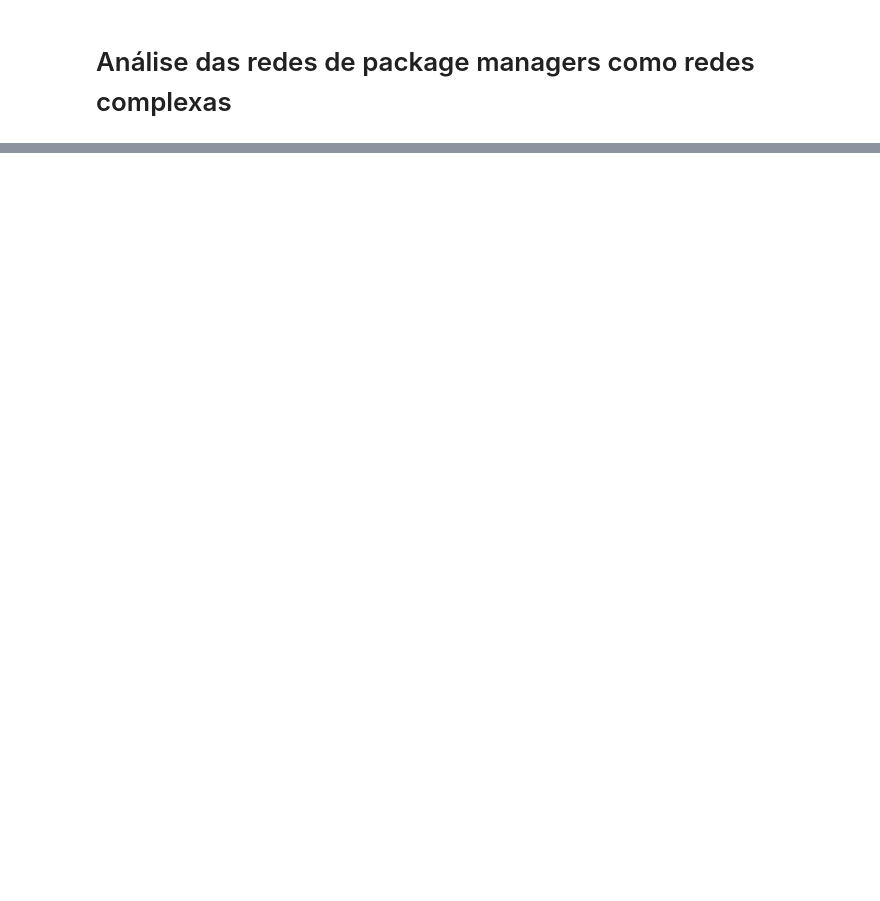
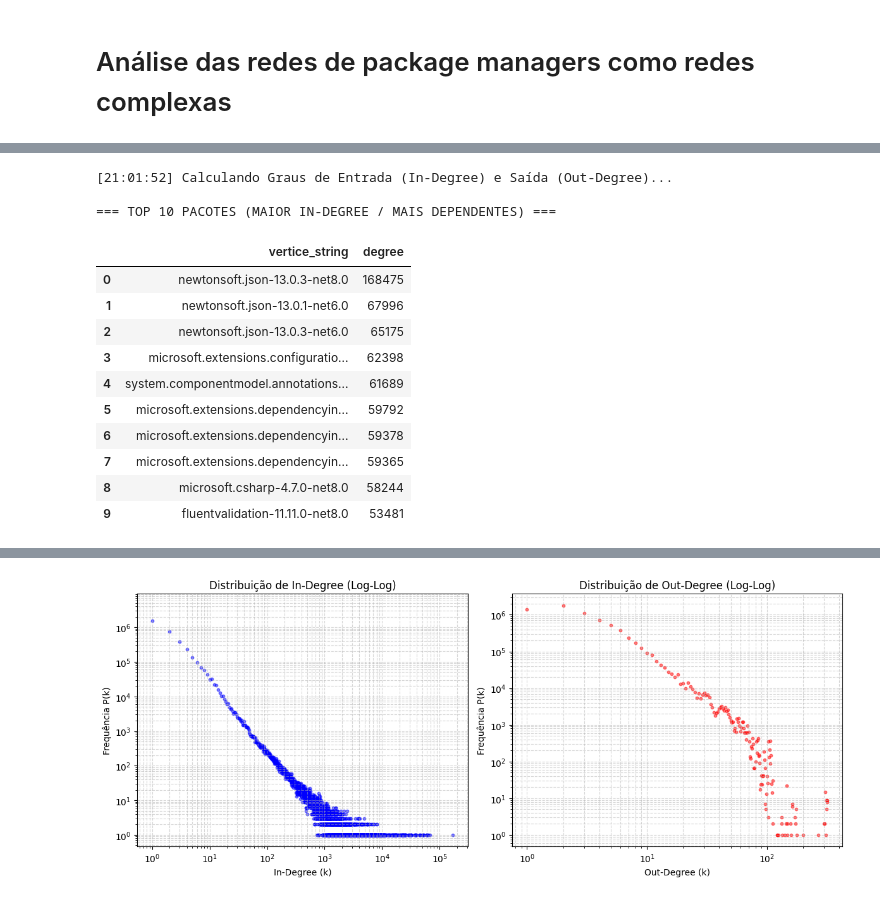
Before and after one commit to gabrieleduardo/public-package-manager-complex-network, a Jupyter notebook: Mestrado.ipynb, the cells around one changed output, grey strips where cells are left out. Drawn from its saved outputs; the diff is of its cells as text; code cells hidden in the pictures; blank space fills up the shorter version.

```diff
--- a/Mestrado.ipynb
+++ b/Mestrado.ipynb
@@ -137,0 +72,13 @@ print(f"=== Assortatividade: {assortativity} === [{datetime.now().strftime('%H:%
+# %%
+print(f"[{datetime.now().strftime('%H:%M:%S')}] Construindo Grafo Direcionado no cuGraph...")
+
+# Identificando dinamicamente os nomes das colunas de origem e destino
+source_col = df_arestas_gpu.columns[0]
+dest_col = df_arestas_gpu.columns[1]
+
+# Construção do grafo
+G_gpu = cugraph.Graph(directed=True)
+# renumber=True cuida automaticamente de mapear IDs strings/não-sequenciais para inteiros otimizados internos
+G_gpu.from_cudf_edgelist(df_arestas_gpu, source=source_col, destination=dest_col, renumber=True)
+
+print(f"[{datetime.now().strftime('%H:%M:%S')}] Grafo carregado na GPU com sucesso!")
@@ -137,0 +94,60 @@ print(f"=== Assortatividade: {assortativity} === [{datetime.now().strftime('%H:%
+# %%
+import matplotlib.pyplot as plt
+
+print(f"[{datetime.now().strftime('%H:%M:%S')}] Calculando Graus de Entrada (In-Degree) e Saída (Out-Degree)...")
+
+# 1. Calculando os graus via cuGraph
+in_degree_df = G_gpu.in_degree()
+out_degree_df = G_gpu.out_degree()
+
+# 2. Identificando os maiores Hubs (Top 10 In-Degree)
+# Fazer join com os nomes dos vértices para saber quais são os pacotes
+top_in_degree = in_degree_df.nlargest(10, 'degree')
+top_in_degree_merged = top_in_degree.merge(df_vertices_gpu, left_on='vertex', right_on='id_numerico', how='left')
+
+print("\n=== TOP 10 PACOTES (MAIOR IN-DEGREE / MAIS DEPENDENTES) ===")
+display(top_in_degree_merged[['vertice_string', 'degree']].to_pandas())
+
+# 3. Distribuição P(k) - Agrupando as contagens de graus e trazendo para o CPU (Pandas) para plotagem
+print(f"[{datetime.now().strftime('%H:%M:%S')}] Gerando gráficos de distribuição...")
+in_dist = in_degree_df['degree'].value_counts().to_pandas().sort_index()
+out_dist = out_degree_df['degree'].value_counts().to_pandas().sort_index()
+
+# 4. Plotando a distribuição em escala Log-Log (típica para detectar redes scale-free)
+plt.figure(figsize=(12, 5))
+
+plt.subplot(1, 2, 1)
+plt.scatter(in_dist.index, in_dist.values, alpha=0.5, color='blue', s=10)
+plt.xscale('log')
+plt.yscale('log')
+plt.title('Distribuição de In-Degree (Log-Log)')
+plt.xlabel('In-Degree (k)')
+plt.ylabel('Frequência P(k)')
+plt.grid(True, which="both", ls="--", alpha=0.5)
+
+plt.subplot(1, 2, 2)
+plt.scatter(out_dist.index, out_dist.values, alpha=0.5, color='red', s=10)
+plt.xscale('log')
+plt.yscale('log')
+plt.title('Distribuição de Out-Degree (Log-Log)')
+plt.xlabel('Out-Degree (k)')
+plt.ylabel('Frequência P(k)')
+plt.grid(True, which="both", ls="--", alpha=0.5)
+
+plt.tight_layout()
+plt.show()
+# %% [output]
+[21:01:52] Calculando Graus de Entrada (In-Degree) e Saída (Out-Degree)...
+
+=== TOP 10 PACOTES (MAIOR IN-DEGREE / MAIS DEPENDENTES) ===
+|  | vertice_string | degree |
+| 0 | newtonsoft.json-13.0.3-net8.0 | 168475 |
+| 1 | newtonsoft.json-13.0.1-net6.0 | 67996 |
+| 2 | newtonsoft.json-13.0.3-net6.0 | 65175 |
+| 3 | microsoft.extensions.configuratio... | 62398 |
+| 4 | system.componentmodel.annotations... | 61689 |
+| 5 | microsoft.extensions.dependencyin... | 59792 |
+| 6 | microsoft.extensions.dependencyin... | 59378 |
+| 7 | microsoft.extensions.dependencyin... | 59365 |
+| 8 | microsoft.csharp-4.7.0-net8.0 | 58244 |
+| 9 | fluentvalidation-11.11.0-net8.0 | 53481 |
@@ -137,0 +155 @@ print(f"=== Assortatividade: {assortativity} === [{datetime.now().strftime('%H:%
+[figure, added]
```
Also changed, not shown: parts of 26 cells of this notebook.
